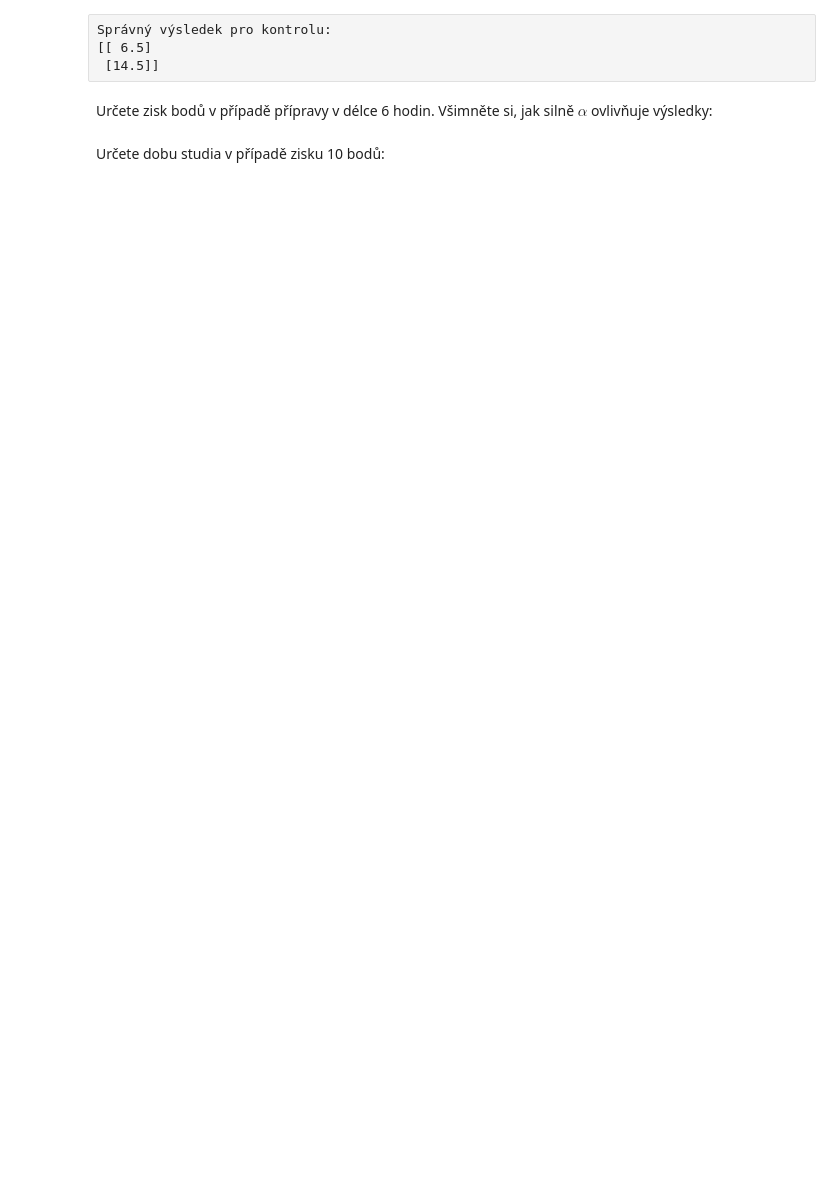
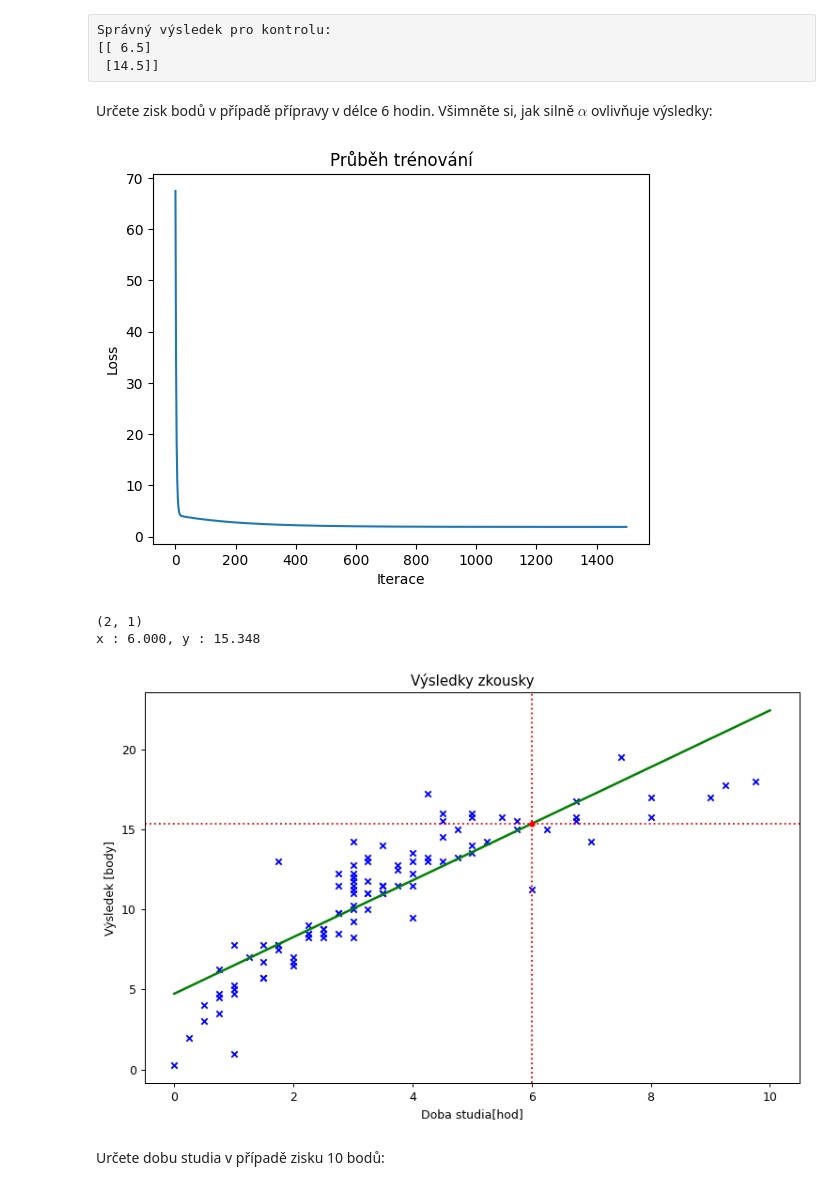
Before and after one commit to lilianluca/vsu2025, a Jupyter notebook: 03_LR_GD_ADAM.ipynb, the cells around one changed output. Drawn from its saved outputs; the diff is of its cells as text; code cells hidden in the pictures; blank space fills up the shorter version.

```diff
--- a/03_LR_GD_ADAM.ipynb
+++ b/03_LR_GD_ADAM.ipynb
@@ -87,16 +93,29 @@ def computeThetaGD(x, y, alpha=0.1, nIter=100, order=1, lmbd=0, plot_loss=False)
     lmbd - regularizacni parametr lambda
     plot_loss - zobraz graf zavislosti lossu na iteraci
     """
+    N = x.shape[0]
 
-    # pro kazdou iteraci vypoctete loss a zapiste ho na odpovidajici index v promenne
+    # Design matrix: [1, x, x^2, ..., x^order]
+    X = np.ones((N, order + 1))
+    for i in range(1, order + 1):
+        X[:, i] = (x[:, 0] ** i)
+
+    # Theta initialization
+    theta = np.zeros((order + 1, 1))
+
+    # Loss initialization
     loss = np.zeros(nIter)
 
-    #################################################################
-    # ZDE DOPLNIT
+    for i in range(nIter):
+        y_pred = X @ theta
+        resid = y_pred - y
 
-    ...
+        # MSE/2
+        loss[i] = 0.5 * np.mean(resid ** 2)
 
-    #################################################################
+        # Gradient
+        grad = X.T @ resid
+        theta = theta * (1.0 - alpha * lmbd) - alpha * grad
 
     if plot_loss:
         show_loss(np.arange(nIter), loss)
@@ -119,20 +141,25 @@ Určete zisk bodů v případě přípravy v délce 6 hodin. Všimněte si, jak
 # %%
 alpha = 0.0001
 iterations = 1500
 theta = computeThetaGD(x, y, alpha, iterations, plot_loss=True)
 
 #################################################################
 # ZDE DOPLNIT
 #valueY a valueX musi byt typu float
-
-valueX = ...
-valueY = ...
+print(theta.shape)
+valueX = 6.0
+valueY = theta[0] + theta[1] * valueX
 
 # Nejvhodnejsi rad polynomu a proc: ...
 
 #################################################################
 
 usu.draw(x, y, "Výsledky zkousky", "Doba studia[hod]", "Výsledek [body]", theta, valueX, valueY)
+# %% [output]
+[figure, added]
+(2, 1)
+x : 6.000, y : 15.348
+[figure, added]
 # %% [markdown]
 Určete dobu studia v případě zisku 10 bodů:
 # %%
```
Also changed, not shown: parts of 10 cells of this notebook.
